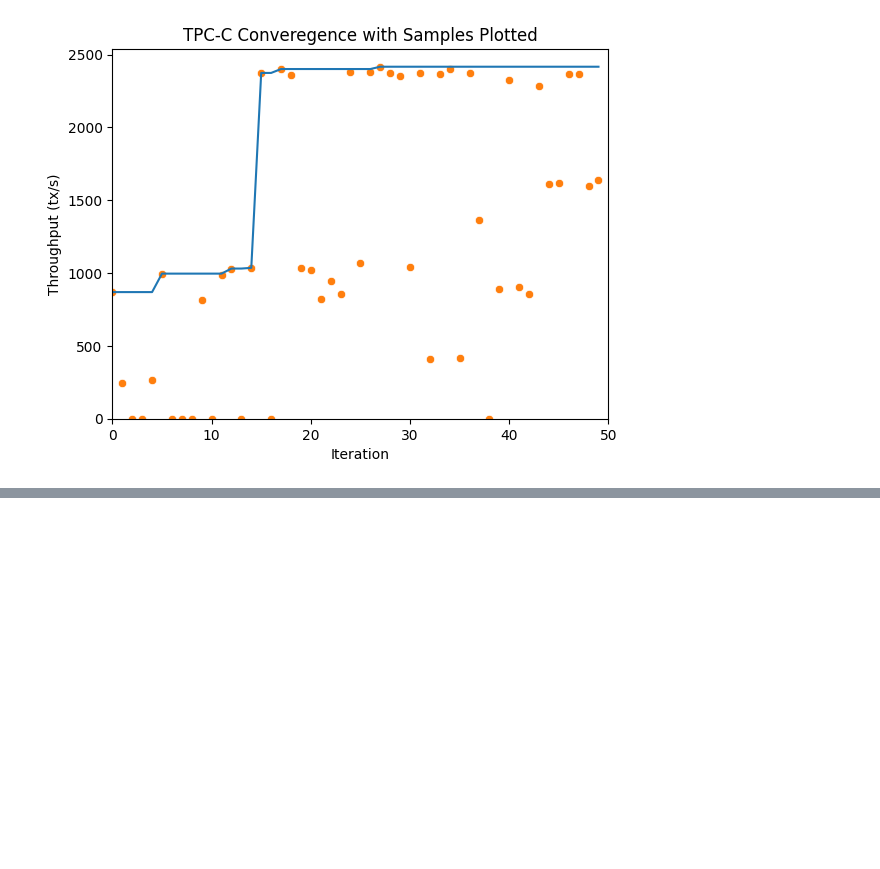
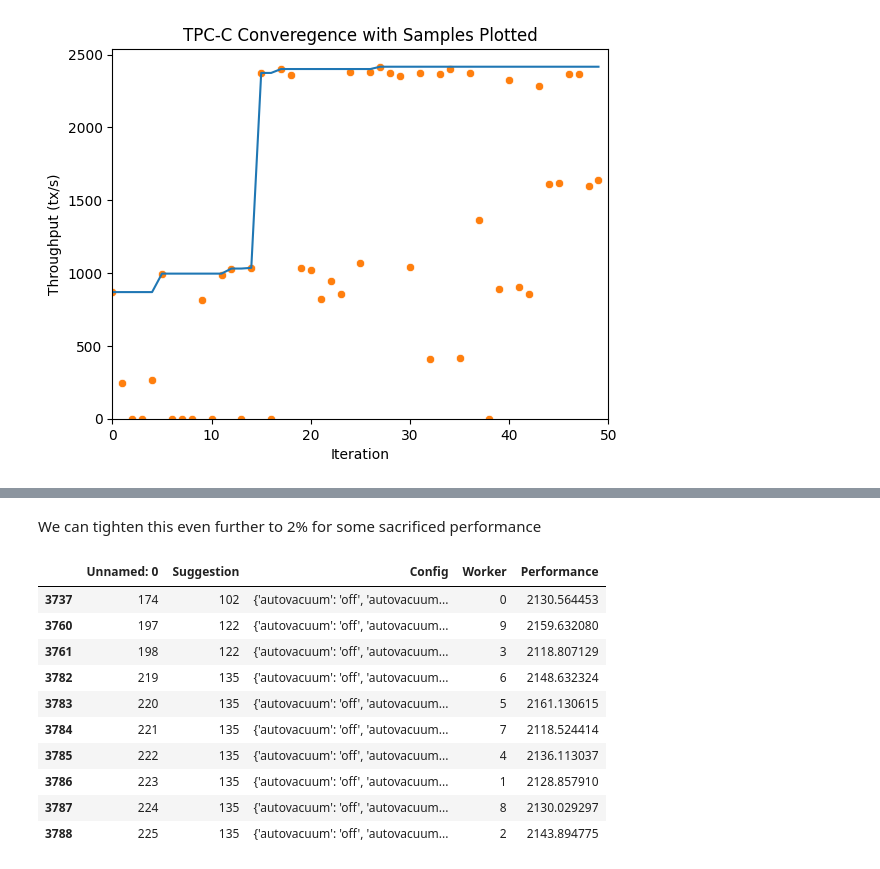
Before and after one commit to uw-mad-dash/TUNA, a Jupyter notebook: sample_configs/sample.ipynb, the cells around one changed output, grey strips where cells are left out. Cells and saved outputs as stored; diff of their text form; code cells hidden in the pictures; blank space fills up the shorter version.

```diff
--- a/sample_configs/sample.ipynb
+++ b/sample_configs/sample.ipynb
@@ -44,0 +124,18 @@ scatter = sns.scatterplot(
+# %% [markdown]
+We can tighten this even further to 2% for some sacrificed performance
+# %%
+stable_configs = [c for c in configs if compute_relative_range(c) < 0.02]
+best_worst_case = max(stable_configs, key=lambda conf: conf["Performance"].min())
+best_worst_case
+# %% [output]
+|  | Unnamed: 0 | Suggestion | Config | Worker | Performance |
+| 3737 | 174 | 102 | {'autovacuum': 'off', 'autovacuum... | 0 | 2130.564453 |
+| 3760 | 197 | 122 | {'autovacuum': 'off', 'autovacuum... | 9 | 2159.632080 |
+| 3761 | 198 | 122 | {'autovacuum': 'off', 'autovacuum... | 3 | 2118.807129 |
+| 3782 | 219 | 135 | {'autovacuum': 'off', 'autovacuum... | 6 | 2148.632324 |
+| 3783 | 220 | 135 | {'autovacuum': 'off', 'autovacuum... | 5 | 2161.130615 |
+| 3784 | 221 | 135 | {'autovacuum': 'off', 'autovacuum... | 7 | 2118.524414 |
+| 3785 | 222 | 135 | {'autovacuum': 'off', 'autovacuum... | 4 | 2136.113037 |
+| 3786 | 223 | 135 | {'autovacuum': 'off', 'autovacuum... | 1 | 2128.857910 |
+| 3787 | 224 | 135 | {'autovacuum': 'off', 'autovacuum... | 8 | 2130.029297 |
+| 3788 | 225 | 135 | {'autovacuum': 'off', 'autovacuum... | 2 | 2143.894775 |
```
Also changed, not shown: parts of 11 cells of this notebook, 22 other files.
